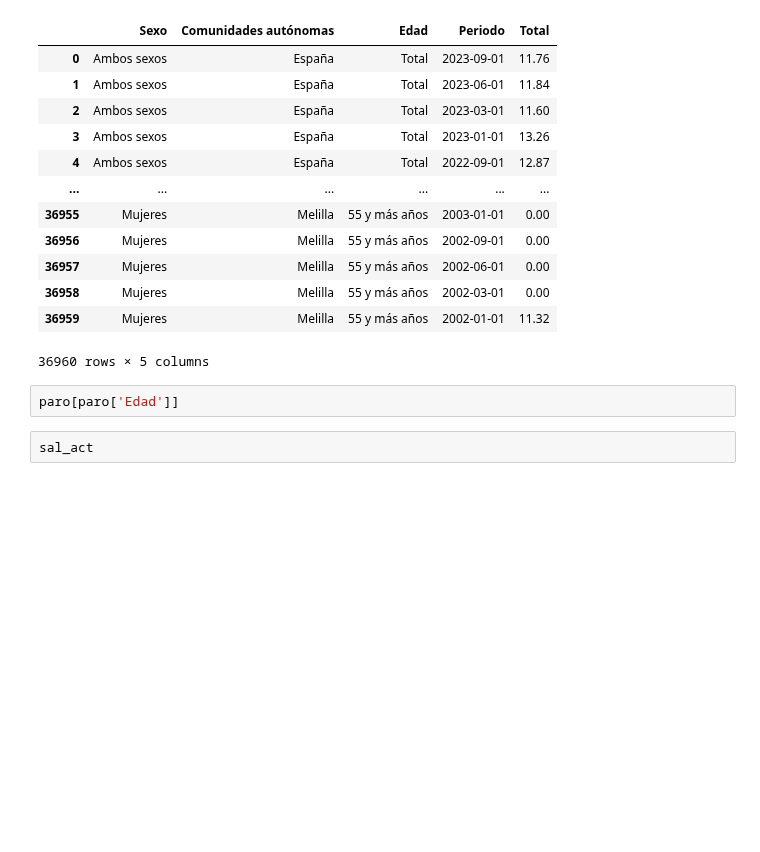
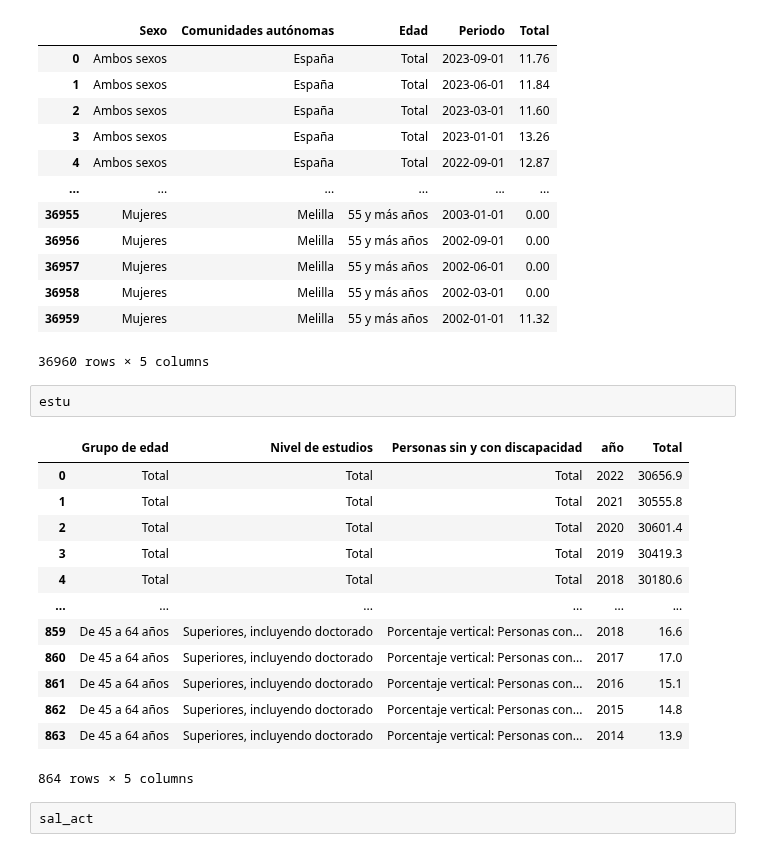
Before and after one commit to Gbau11/Empleo-Espa-a, a Jupyter notebook: code/paro_actividad.ipynb, the cells around one changed output. Drawn from its saved outputs; the diff is of its cells as text; blank space fills up the shorter version.

Commit message:
estu

```diff
--- a/code/paro_actividad.ipynb
+++ b/code/paro_actividad.ipynb
@@ -893,8 +958,22 @@ paro
 | 36958 | Mujeres | Melilla | 55 y más años | 2002-03-01 | 0.00 |
 | 36959 | Mujeres | Melilla | 55 y más años | 2002-01-01 | 11.32 |
 36960 rows × 5 columns
-# %%
-paro[paro['Edad']]
+# %%
+estu
+# %% [output]
+|  | Grupo de edad | Nivel de estudios | Personas sin y con discapacidad | año | Total |
+| 0 | Total | Total | Total | 2022 | 30656.9 |
+| 1 | Total | Total | Total | 2021 | 30555.8 |
+| 2 | Total | Total | Total | 2020 | 30601.4 |
+| 3 | Total | Total | Total | 2019 | 30419.3 |
+| 4 | Total | Total | Total | 2018 | 30180.6 |
+| ... | ... | ... | ... | ... | ... |
+| 859 | De 45 a 64 años | Superiores, incluyendo doctorado | Porcentaje vertical: Personas con... | 2018 | 16.6 |
+| 860 | De 45 a 64 años | Superiores, incluyendo doctorado | Porcentaje vertical: Personas con... | 2017 | 17.0 |
+| 861 | De 45 a 64 años | Superiores, incluyendo doctorado | Porcentaje vertical: Personas con... | 2016 | 15.1 |
+| 862 | De 45 a 64 años | Superiores, incluyendo doctorado | Porcentaje vertical: Personas con... | 2015 | 14.8 |
+| 863 | De 45 a 64 años | Superiores, incluyendo doctorado | Porcentaje vertical: Personas con... | 2014 | 13.9 |
+864 rows × 5 columns
 # %%
 sal_act
 # %% [output]
```
Also changed, not shown: parts of 11 cells of this notebook.
